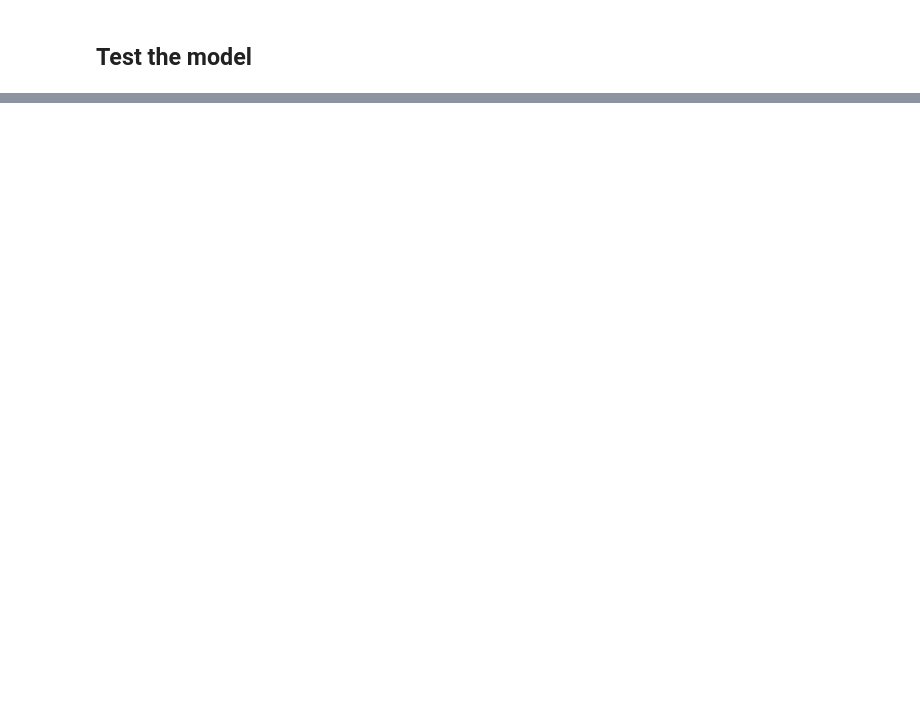
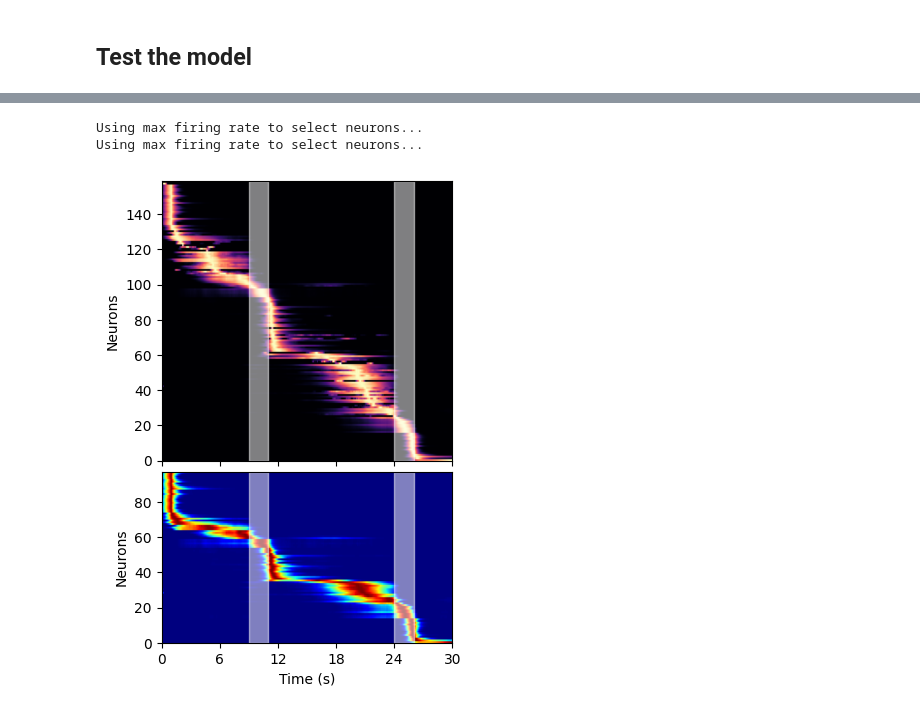
Before and after one commit to qrsyu/STCell, a Jupyter notebook: code/time_exp/test_model.ipynb, the cells around one changed output, grey strips where cells are left out. Saved outputs shown, nothing was run; the diff lists cells and outputs as text; code cells hidden in the pictures; blank space fills up the shorter version.

```diff
--- a/code/time_exp/test_model.ipynb
+++ b/code/time_exp/test_model.ipynb
@@ -294,0 +287,24 @@ The number of active neurons: 63
+# %%
+avg_hs = np.mean(hidden_states, axis=0)
+
+min_frs = [0, 0.1]
+cmaps = ['magma', 'jet']
+
+# Count neurons kept by plt_hs (same rule as use_max=True)
+n_neurons = [np.any(avg_hs > m, axis=0).sum() for m in min_frs]
+
+fig, axes = plt.subplots(2, 1, figsize=(2.5 * T/200, 6), sharex=True,
+                         gridspec_kw={'height_ratios': n_neurons, 'hspace': 0.05})
+
+for ax, m, c in zip(axes, min_frs, cmaps):
+    norm_hs, fig, ax = plt_hs(avg_hs, min_fr=m, fig=fig, ax=ax, cmap=c, use_max=True)
+    ax.axvspan(event_1_onset, event_1_end, alpha=0.5, color='white', zorder=0)
+    # ax.axvspan(event_1_onset+15, event_1_end+15, alpha=0.5, color='grey', zorder=0)
+    ax.axvspan(event_2_onset, event_2_end, alpha=0.5, color='white', zorder=0)
+axes[1].set_xlabel('Time (s)')
+
+fig.savefig('suppfig/s3.1B.pdf', bbox_inches='tight', dpi=400, transparent=True)
+# %% [output]
+Using max firing rate to select neurons...
+Using max firing rate to select neurons...
+[figure, added]
```
Also changed, not shown: parts of 11 cells of this notebook, 30 other files.
